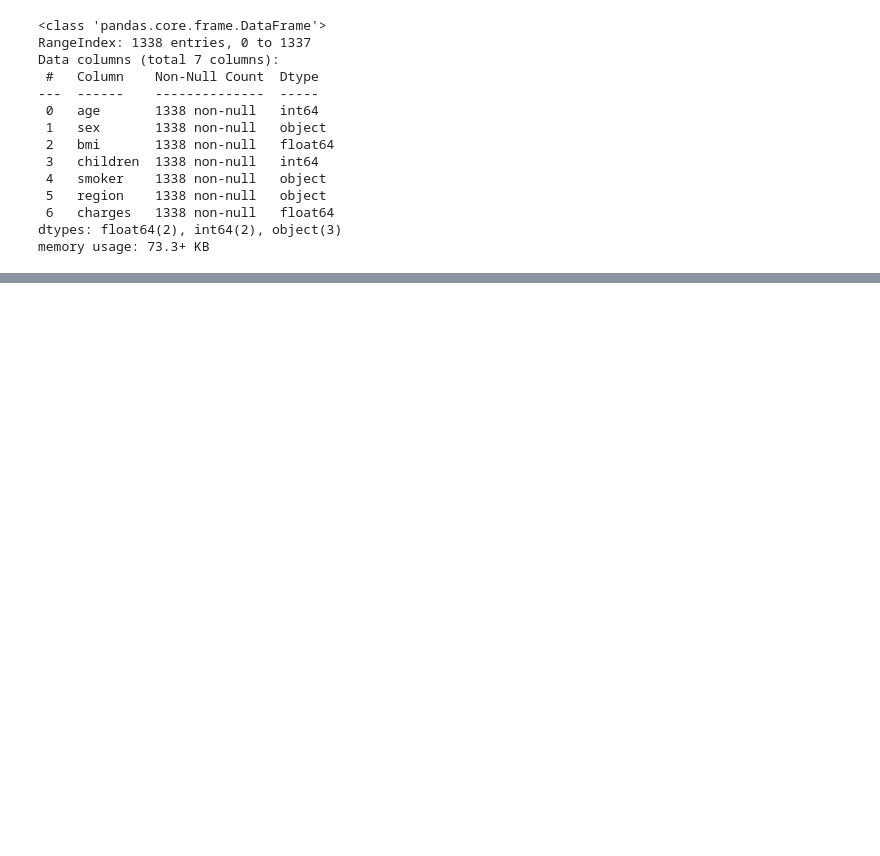
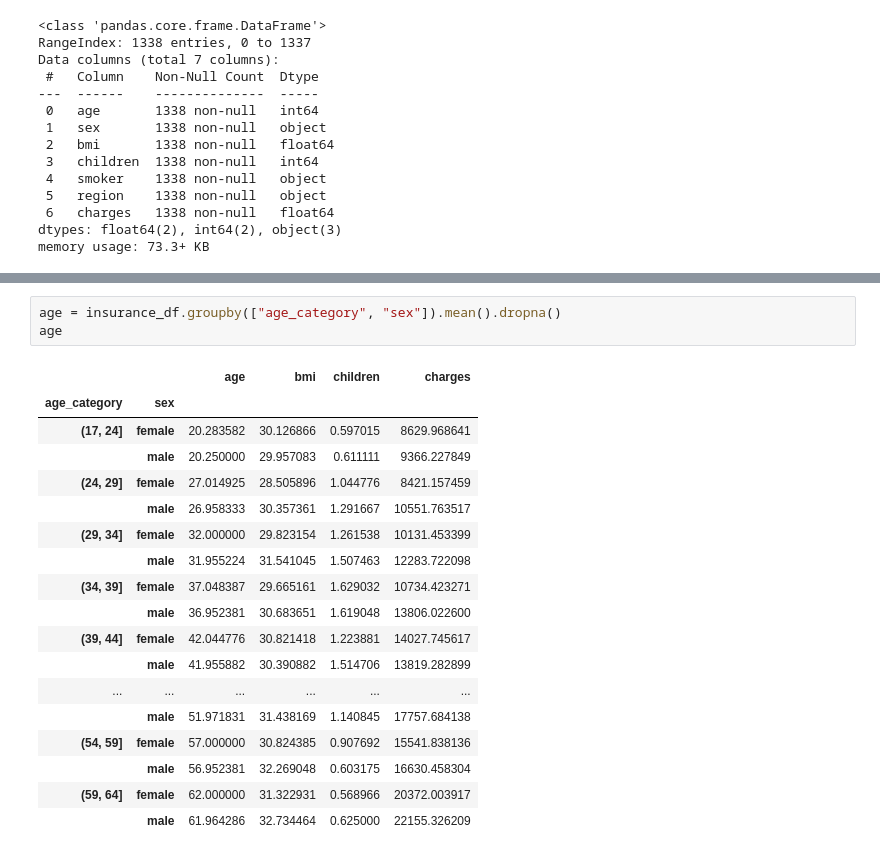
Before and after one commit to CFreeman04/Project_2, a Jupyter notebook: insurance.ipynb, the cells around one changed output, grey strips where cells are left out. Drawn from its saved outputs; the diff is of its cells as text; blank space fills up the shorter version.

```diff
--- a/insurance.ipynb
+++ b/insurance.ipynb
@@ -146,0 +168,22 @@ pd.read_sql_query('select * from indicators', con=engine).head()
+# %%
+age = insurance_df.groupby(["age_category", "sex"]).mean().dropna()
+age
+# %% [output]
+|  |  | age | bmi | children | charges |
+| age_category | sex |  |  |  |  |
+| (17, 24] | female | 20.283582 | 30.126866 | 0.597015 | 8629.968641 |
+|  | male | 20.250000 | 29.957083 | 0.611111 | 9366.227849 |
+| (24, 29] | female | 27.014925 | 28.505896 | 1.044776 | 8421.157459 |
+|  | male | 26.958333 | 30.357361 | 1.291667 | 10551.763517 |
+| (29, 34] | female | 32.000000 | 29.823154 | 1.261538 | 10131.453399 |
+|  | male | 31.955224 | 31.541045 | 1.507463 | 12283.722098 |
+| (34, 39] | female | 37.048387 | 29.665161 | 1.629032 | 10734.423271 |
+|  | male | 36.952381 | 30.683651 | 1.619048 | 13806.022600 |
+| (39, 44] | female | 42.044776 | 30.821418 | 1.223881 | 14027.745617 |
+|  | male | 41.955882 | 30.390882 | 1.514706 | 13819.282899 |
+| ... | ... | ... | ... | ... | ... |
+|  | male | 51.971831 | 31.438169 | 1.140845 | 17757.684138 |
+| (54, 59] | female | 57.000000 | 30.824385 | 0.907692 | 15541.838136 |
+|  | male | 56.952381 | 32.269048 | 0.603175 | 16630.458304 |
+| (59, 64] | female | 62.000000 | 31.322931 | 0.568966 | 20372.003917 |
+|  | male | 61.964286 | 32.734464 | 0.625000 | 22155.326209 |
```
Also changed, not shown: parts of 13 cells of this notebook.
